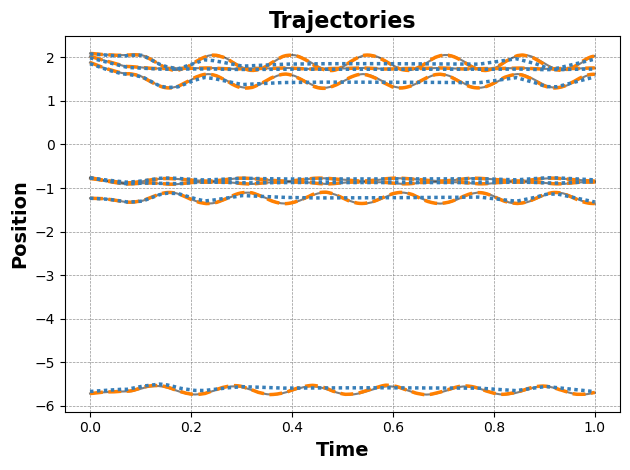
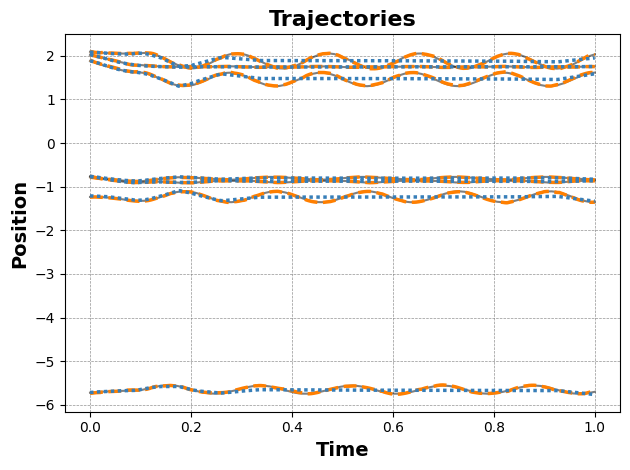
The notebook cell's code change between the first figure and the second:
--- before
+++ after
@@ -14,5 +14,5 @@
 plt.xlabel("Time", fontsize=14, fontweight='bold')
 plt.ylabel("Position", fontsize=14, fontweight='bold')
-plt.ylim = (-1.0, 1.0)
+# plt.ylim = (-1.0, 1.0)
 plt.plot(x_test[0], pemp_trajectory[0].cpu().detach().numpy(), color=colors[pemp_index], linestyle=linestyles[pemp_index], linewidth=2.5, label='PEMP')
 plt.plot(x_test[0], bare_trajectory[0].cpu().detach().numpy(), color=colors[0], linestyle=linestyles[bare_index], linewidth=2.5, label='CNMP')

Commit: xarm related scripts